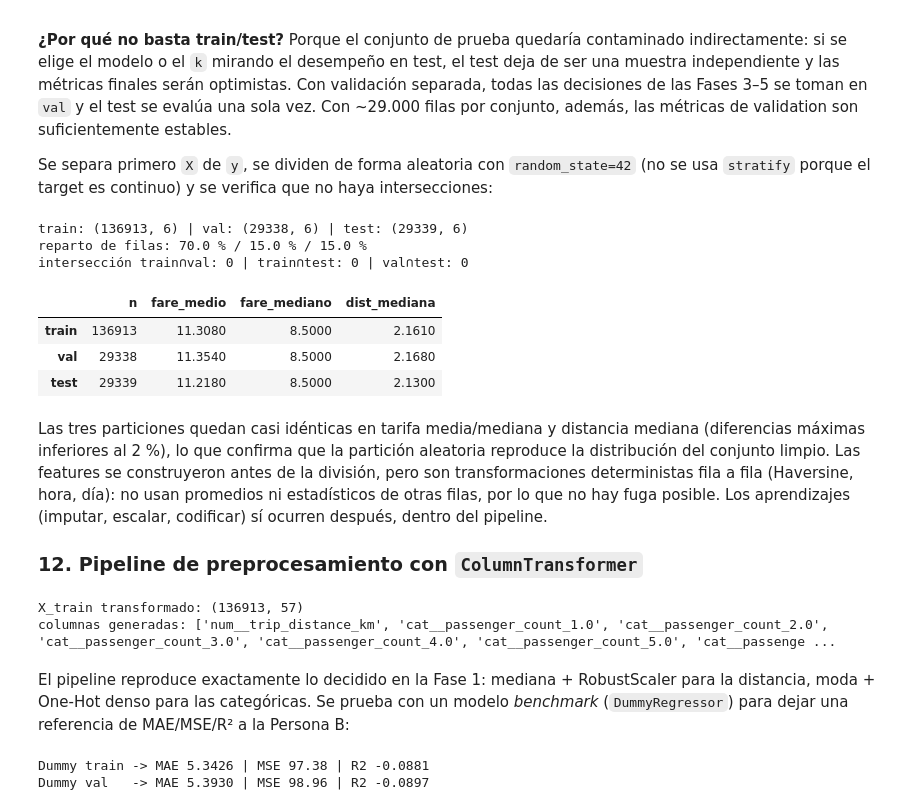
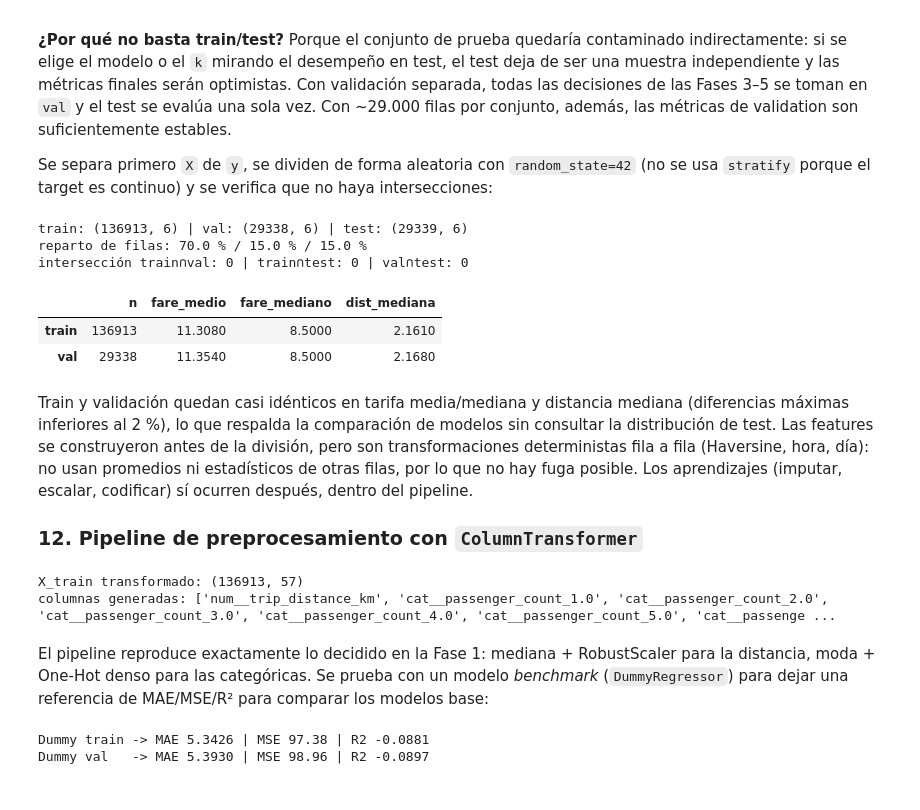
Before and after one commit to alejoriosm04/workshop-01-ml, a Jupyter notebook: notebooks/01_regresion_uber.ipynb, the cells around one changed output. Drawn from its saved outputs; the diff is of its cells as text; code cells hidden in the pictures.

Commit message:
feat: complete persona B modeling and review

```diff
--- a/notebooks/01_regresion_uber.ipynb
+++ b/notebooks/01_regresion_uber.ipynb
@@ -714,43 +715,43 @@ from sklearn.model_selection import train_test_split
 numeric_cols = ["trip_distance_km"]
 categorical_cols = ["passenger_count", "hour", "day_of_week", "month", "year"]
 feature_cols = numeric_cols + categorical_cols
 
 X = df[feature_cols].copy()
 y = df["fare_amount"].copy()
 
 X_train, X_temp, y_train, y_temp = train_test_split(
     X, y, test_size=0.30, random_state=RANDOM_STATE
 )
 X_val, X_test, y_val, y_test = train_test_split(
     X_temp, y_temp, test_size=0.50, random_state=RANDOM_STATE
 )
 
 print(f"train: {X_train.shape} | val: {X_val.shape} | test: {X_test.shape}")
 print(f"reparto de filas: {100*len(X_train)/len(X):.1f} % / {100*len(X_val)/len(X):.1f} % / {100*len(X_test)/len(X):.1f} %")
 print("intersección train∩val:", len(set(X_train.index) & set(X_val.index)),
       "| train∩test:", len(set(X_train.index) & set(X_test.index)),
       "| val∩test:", len(set(X_val.index) & set(X_test.index)))
 assert len(X_train) + len(X_val) + len(X_test) == len(df)
 
+# Se comparan únicamente train y validation; test queda reservado hasta la Fase 6.
 resumen_split = pd.DataFrame({
-    "n": [len(y_train), len(y_val), len(y_test)],
-    "fare_medio": [y_train.mean(), y_val.mean(), y_test.mean()],
-    "fare_mediano": [y_train.median(), y_val.median(), y_test.median()],
-    "dist_mediana": [X_train["trip_distance_km"].median(), X_val["trip_distance_km"].median(), X_test["trip_distance_km"].median()],
-}, index=["train", "val", "test"])
+    "n": [len(y_train), len(y_val)],
+    "fare_medio": [y_train.mean(), y_val.mean()],
+    "fare_mediano": [y_train.median(), y_val.median()],
+    "dist_mediana": [X_train["trip_distance_km"].median(), X_val["trip_distance_km"].median()],
+}, index=["train", "val"])
 display(resumen_split.round(3))
 # %% [output]
 train: (136913, 6) | val: (29338, 6) | test: (29339, 6)
 reparto de filas: 70.0 % / 15.0 % / 15.0 %
 intersección train∩val: 0 | train∩test: 0 | val∩test: 0
 |  | n | fare_medio | fare_mediano | dist_mediana |
 | train | 136913 | 11.3080 | 8.5000 | 2.1610 |
 | val | 29338 | 11.3540 | 8.5000 | 2.1680 |
-| test | 29339 | 11.2180 | 8.5000 | 2.1300 |
 # %% [markdown]
-Las tres particiones quedan casi idénticas en tarifa media/mediana y distancia mediana
-(diferencias máximas inferiores al 2 %), lo que confirma que la partición aleatoria
-reproduce la distribución del conjunto limpio. Las features se construyeron antes de
+Train y validación quedan casi idénticos en tarifa media/mediana y distancia mediana
+(diferencias máximas inferiores al 2 %), lo que respalda la comparación de modelos sin
+consultar la distribución de test. Las features se construyeron antes de
 la división, pero son transformaciones deterministas fila a fila (Haversine, hora, día):
 no usan promedios ni estadísticos de otras filas, por lo que no hay fuga posible. Los
 aprendizajes (imputar, escalar, codificar) sí ocurren después, dentro del pipeline.
@@ -791,7 +792,7 @@ columnas generadas: ['num__trip_distance_km', 'cat__passenger_count_1.0', 'cat__
 # %% [markdown]
 El pipeline reproduce exactamente lo decidido en la Fase 1: mediana + RobustScaler para
 la distancia, moda + One-Hot denso para las categóricas. Se prueba con un modelo
-*benchmark* (`DummyRegressor`) para dejar una referencia de MAE/MSE/R² a la Persona B:
+*benchmark* (`DummyRegressor`) para dejar una referencia de MAE/MSE/R² para comparar los modelos base:
 # %%
 from sklearn.dummy import DummyRegressor
 from sklearn.metrics import mean_absolute_error, mean_squared_error, r2_score
```
Also changed, not shown: parts of 18 cells of this notebook, 6 other files.
